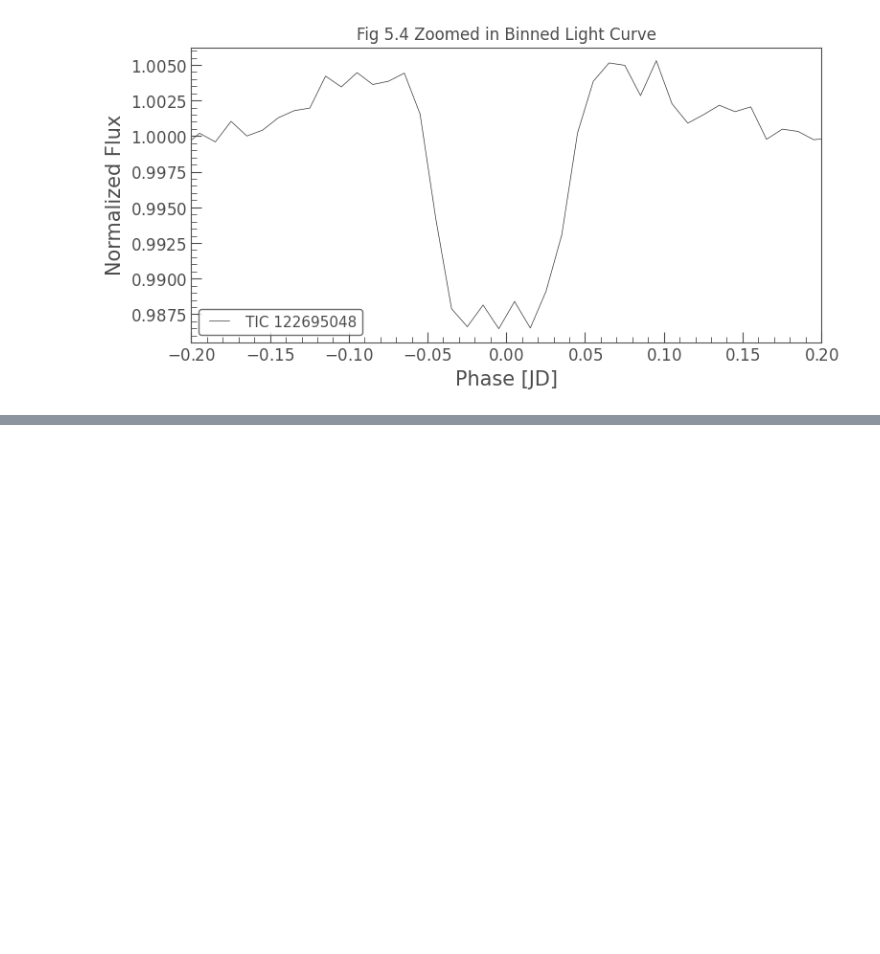
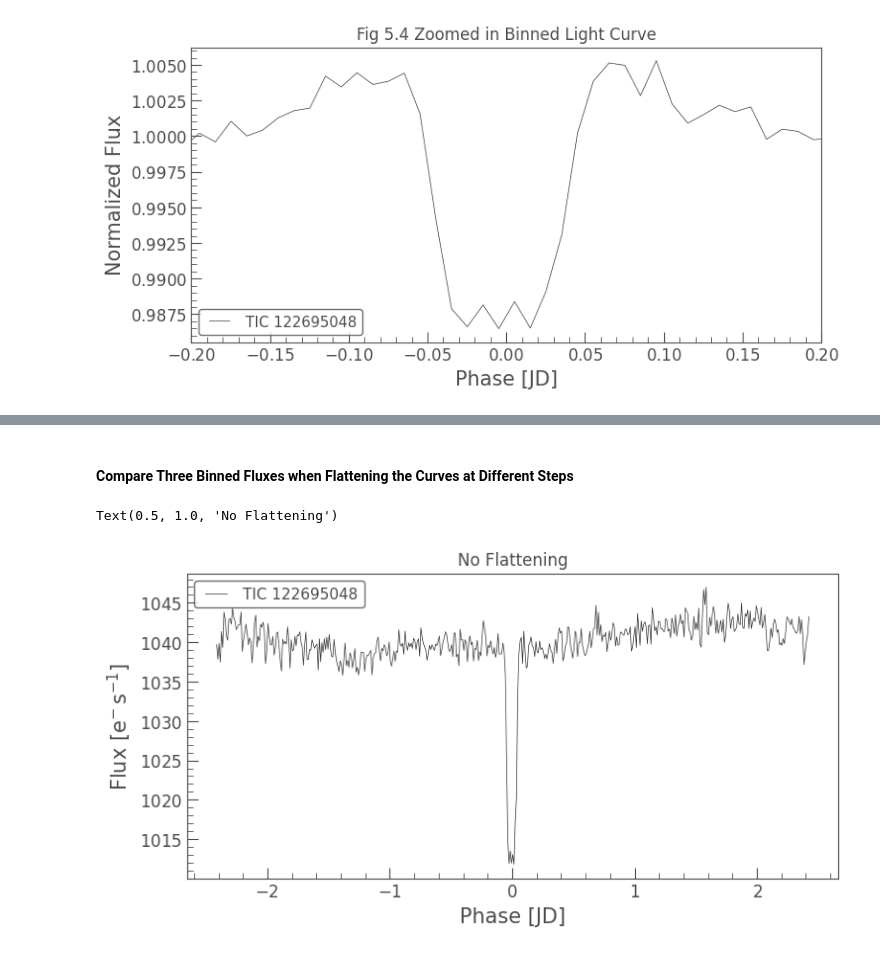
Before and after one commit to sophia268238/astronomy_ml, a Jupyter notebook: notebooks/TOI_3726.ipynb, the cells around one changed output, grey strips where cells are left out. Saved outputs shown, nothing was run; the diff lists cells and outputs as text; code cells hidden in the pictures; blank space fills up the shorter version.

```diff
--- a/notebooks/TOI_3726.ipynb
+++ b/notebooks/TOI_3726.ipynb
@@ -173,0 +218,11 @@ Text(0.5, 1.0, 'Fig 5.4 Zoomed in Binned Light Curve')
+# %%
+# Use PDCSAP flux
+lc = lc_pdcsap
+# %% [markdown]
+#### Compare Three Binned Fluxes when Flattening the Curves at Different Steps
+# %%
+lc.fold(period=TRANSIT_PERIOD, epoch_phase=2916.22).bin(time_bin_size=0.01).plot()
+plt.title("No Flattening")
+# %% [output]
+Text(0.5, 1.0, 'No Flattening')
+[figure, added]
```
Also changed, not shown: parts of 9 cells of this notebook, 3 other files.
